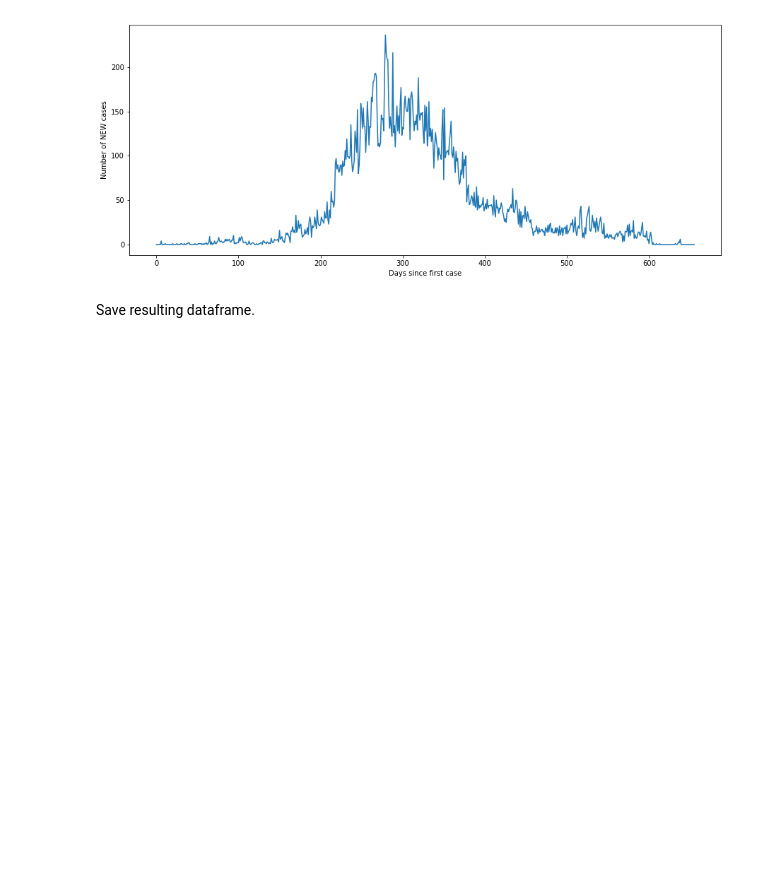
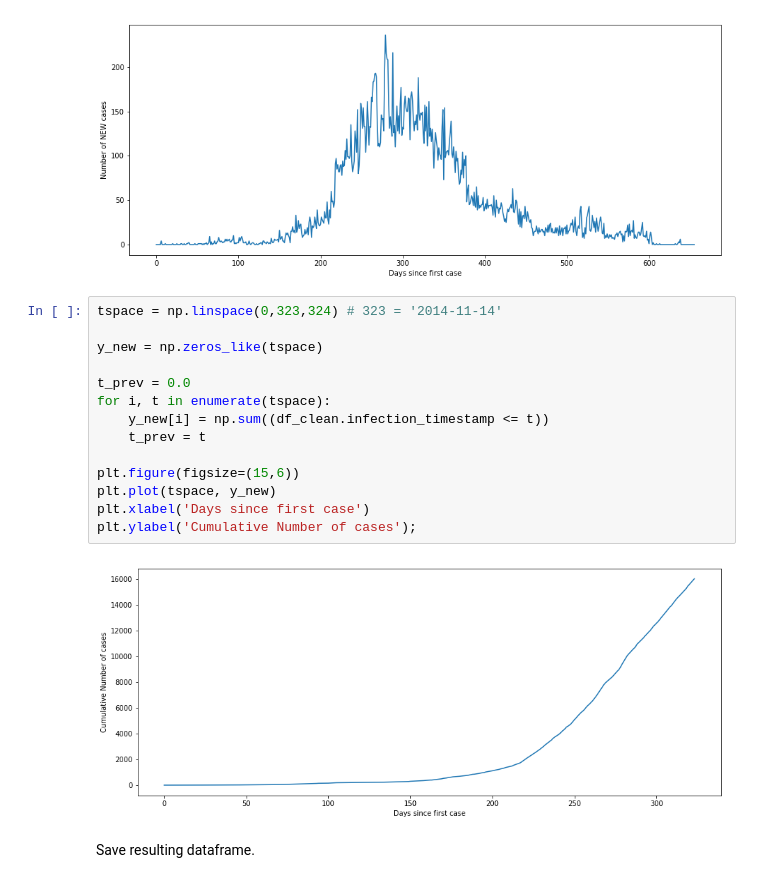
Before and after one commit to Networks-Learning/disease-control, a Jupyter notebook: notebooks/Data - Exploration & Preprocessing.ipynb, the cells around one changed output. Saved outputs shown, nothing was run; the diff lists cells and outputs as text; blank space fills up the shorter version.

```diff
--- a/notebooks/Data - Exploration & Preprocessing.ipynb
+++ b/notebooks/Data - Exploration & Preprocessing.ipynb
@@ -512,6 +524,22 @@ plt.xlabel('Days since first case')
 plt.ylabel('Number of NEW cases');
 # %% [output]
 [figure]
+# %%
+tspace = np.linspace(0,323,324) # 323 = '2014-11-14'
+
+y_new = np.zeros_like(tspace)
+
+t_prev = 0.0
+for i, t in enumerate(tspace):
+    y_new[i] = np.sum((df_clean.infection_timestamp <= t))
+    t_prev = t
+
+plt.figure(figsize=(15,6))
+plt.plot(tspace, y_new)
+plt.xlabel('Days since first case')
+plt.ylabel('Cumulative Number of cases');
+# %% [output]
+[figure, added]
 # %% [markdown]
 Save resulting dataframe.
 # %%
```
Also changed, not shown: parts of 1 cell of this notebook, 6 other files.
